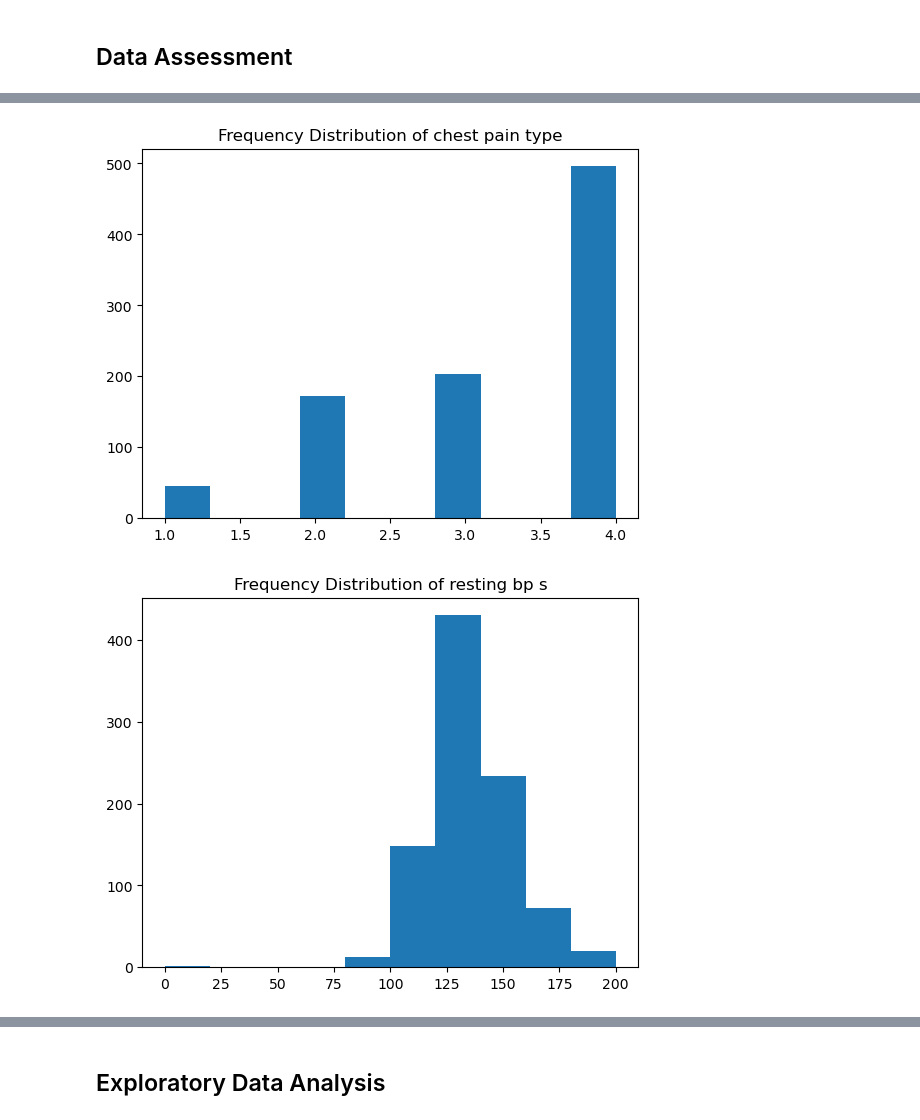
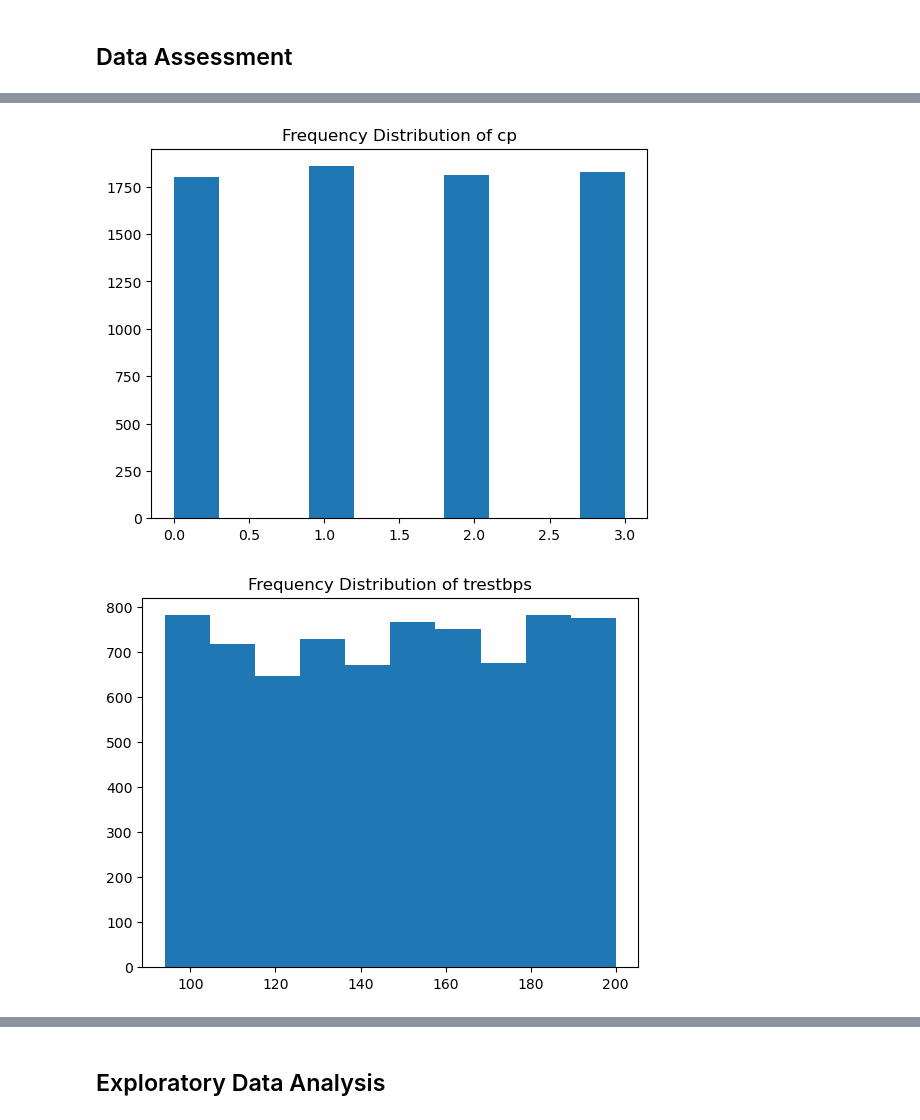
Before and after one commit to victorsomadina/Health-Analysis-Prediction-on-Heart-Diseases, a Jupyter notebook: Heart Disease.ipynb, the cells around one changed output, grey strips where cells are left out. Drawn from its saved outputs; the diff is of its cells as text; code cells hidden in the pictures.

```diff
--- a/Heart Disease.ipynb
+++ b/Heart Disease.ipynb
@@ -17,6 +9,7 @@ warnings.filterwarnings('ignore')
 # %%
 # Load dataset and check proportion of class imbalance
-heart_disease = pd.read_csv(r'C:\Users\hp\Downloads\heart_statlog_cleveland_hungary_final.csv')
-print(heart_disease['target'].value_counts())
+train = pd.read_csv(r'C:\Users\hp\Downloads\Train Dataset .csv')
+test =  pd.read_csv(r'C:\Users\hp\Downloads\Test Dataset.csv')
+print(train['target'].value_counts())
 # %% [output]
 target
@@ -78,7 +88,7 @@ plt.show()
 # %%
 # check distribution of the variables
-for col in heart_disease.select_dtypes(include = (int, float)):
-    plt.hist(heart_disease[col])
+for col in train.columns.tolist()[1:]:
+    plt.hist(train[col])
     plt.title(f'Frequency Distribution of {col}')
     plt.show()
 # %% [output]
@@ -87,2 +97,2 @@ for col in heart_disease.select_dtypes(include = (int, float)):
-[figure, old version]
+[figure, new version]
-[figure, old version]
+[figure, new version]
```
Also changed, not shown: parts of 20 cells of this notebook.
